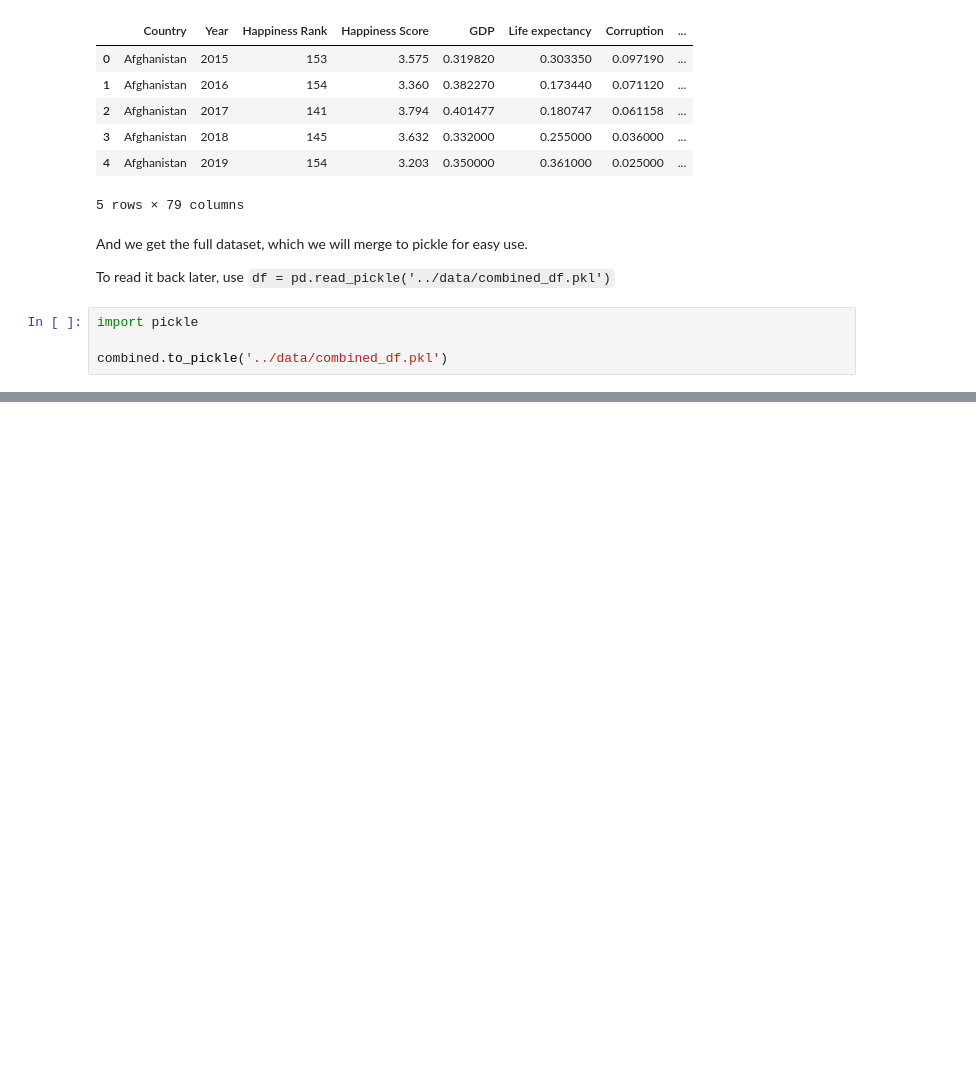
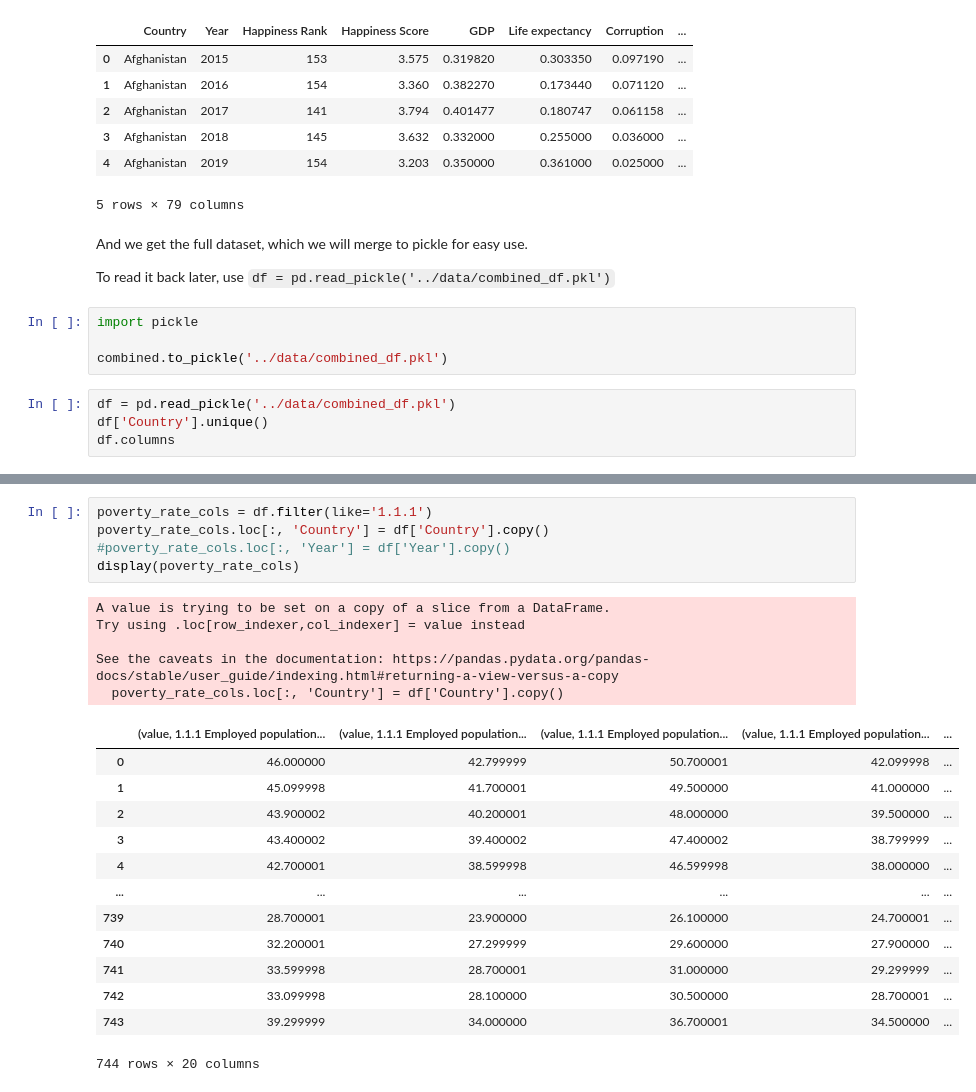
Before and after one commit to lboekestein/DWproject, a Jupyter notebook: src/dataexploring.ipynb, the cells around one changed output, grey strips where cells are left out. Cells and saved outputs as stored; diff of their text form; blank space fills up the shorter version.

Commit message:
checking missing data

```diff
--- a/src/dataexploring.ipynb
+++ b/src/dataexploring.ipynb
@@ -264,3 +264,7 @@ To read it back later, use `df = pd.read_pickle('../data/combined_df.pkl')`
 import pickle
 
 combined.to_pickle('../data/combined_df.pkl')
+# %%
+df = pd.read_pickle('../data/combined_df.pkl')
+df['Country'].unique()
+df.columns
@@ -266,0 +346,24 @@ combined.to_pickle('../data/combined_df.pkl')
+# %%
+poverty_rate_cols = df.filter(like='1.1.1')
+poverty_rate_cols.loc[:, 'Country'] = df['Country'].copy()
+#poverty_rate_cols.loc[:, 'Year'] = df['Year'].copy()
+display(poverty_rate_cols)
+# %% [output]
+A value is trying to be set on a copy of a slice from a DataFrame.
+Try using .loc[row_indexer,col_indexer] = value instead
+
+See the caveats in the documentation: https://pandas.pydata.org/pandas-docs/stable/user_guide/indexing.html#returning-a-view-versus-a-copy
+  poverty_rate_cols.loc[:, 'Country'] = df['Country'].copy()
+|  | (value, 1.1.1 Employed population... | (value, 1.1.1 Employed population... | (value, 1.1.1 Employed population... | (value, 1.1.1 Employed population... | ... |
+| 0 | 46.000000 | 42.799999 | 50.700001 | 42.099998 | ... |
+| 1 | 45.099998 | 41.700001 | 49.500000 | 41.000000 | ... |
+| 2 | 43.900002 | 40.200001 | 48.000000 | 39.500000 | ... |
+| 3 | 43.400002 | 39.400002 | 47.400002 | 38.799999 | ... |
+| 4 | 42.700001 | 38.599998 | 46.599998 | 38.000000 | ... |
+| ... | ... | ... | ... | ... | ... |
+| 739 | 28.700001 | 23.900000 | 26.100000 | 24.700001 | ... |
+| 740 | 32.200001 | 27.299999 | 29.600000 | 27.900000 | ... |
+| 741 | 33.599998 | 28.700001 | 31.000000 | 29.299999 | ... |
+| 742 | 33.099998 | 28.100000 | 30.500000 | 28.700001 | ... |
+| 743 | 39.299999 | 34.000000 | 36.700001 | 34.500000 | ... |
+744 rows × 20 columns
```
Also changed, not shown: parts of 7 cells of this notebook.
